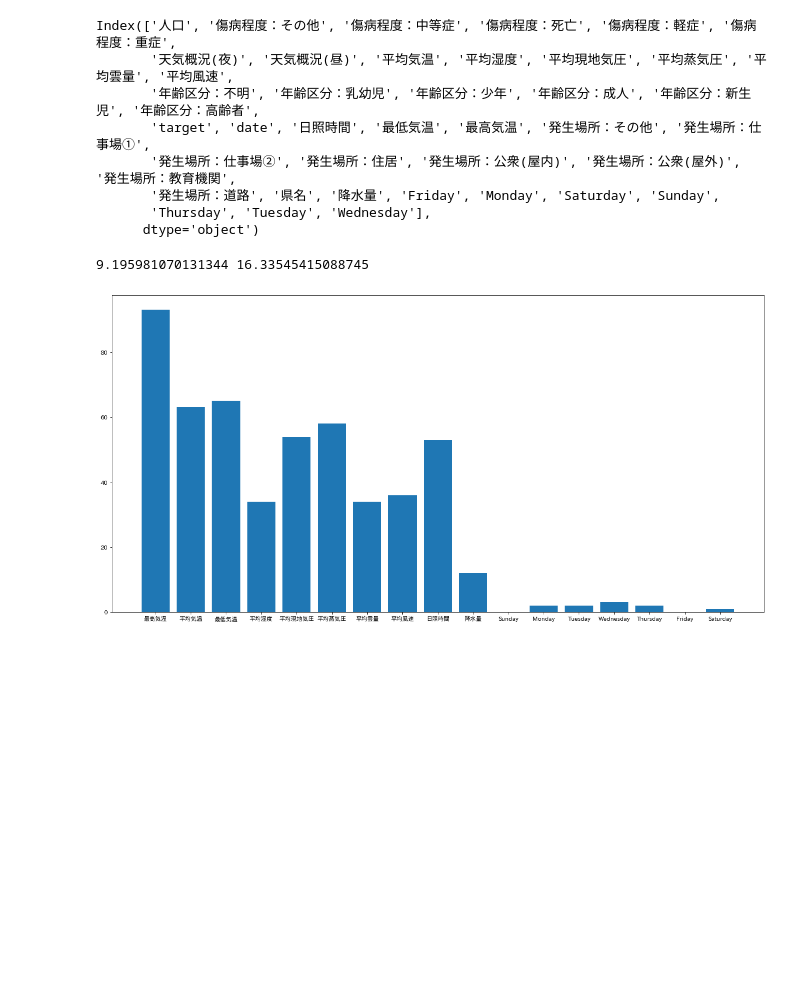
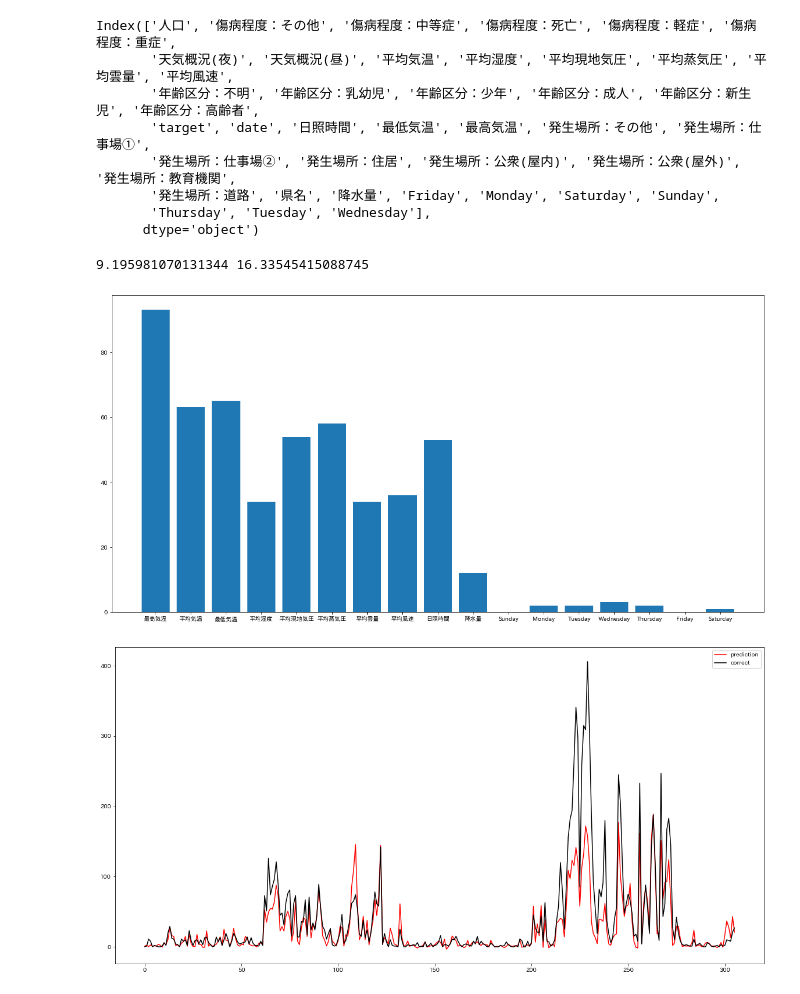
Before and after one commit to 2lu3/ai-watch-data, a Jupyter notebook: code/run.ipynb, the cells around one changed output. Drawn from its saved outputs; the diff is of its cells as text; code cells hidden in the pictures; blank space fills up the shorter version.

```diff
--- a/code/run.ipynb
+++ b/code/run.ipynb
@@ -52,9 +52,11 @@ features = [
 # %%
 %matplotlib inline
 runner = Runner(run_name='test', model_cls=ModelLGB, features=features, prms=prms)
 valid_score, test_score = runner.run()
 print(valid_score, test_score)
 runner.feature_importance()
+runner.plot_prediction()
 # %% [output]
 9.195981070131344 16.33545415088745
 [figure]
+[figure, added]
```
Also changed, not shown: 1 other file.
